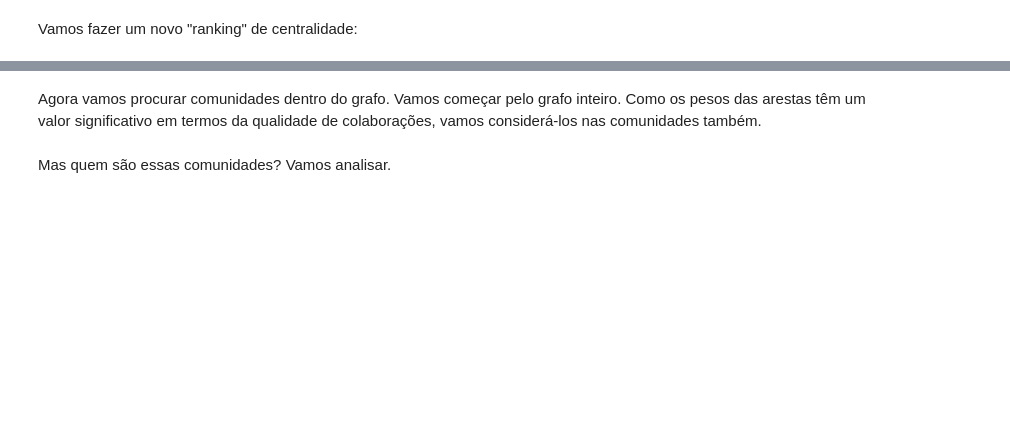
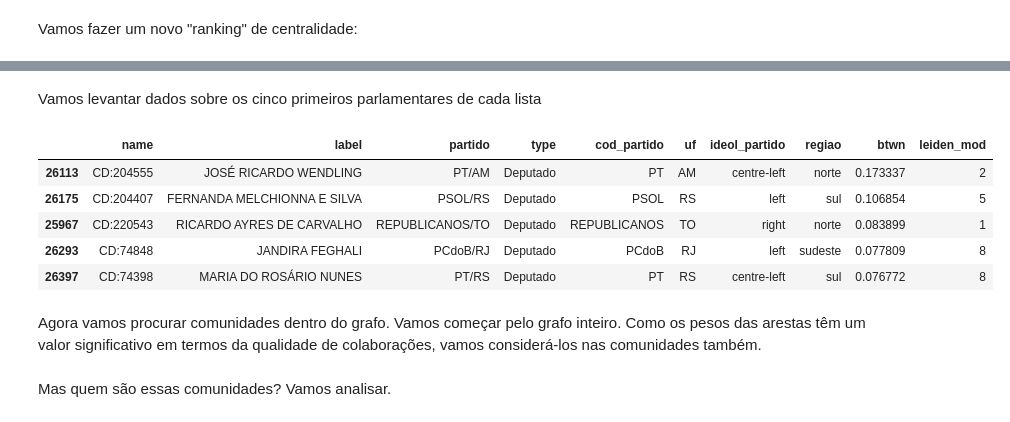
Before and after one commit to busdriverbuddha/tramita, a Jupyter notebook: gold/03_centralidade_comunidades.ipynb, the cells around one changed output, grey strips where cells are left out. Drawn from its saved outputs; the diff is of its cells as text; code cells hidden in the pictures; blank space fills up the shorter version.

```diff
--- a/gold/03_centralidade_comunidades.ipynb
+++ b/gold/03_centralidade_comunidades.ipynb
@@ -1545,3 +1628,14 @@ collab_node_df[collab_node_df['type'].eq("Senador")].sort_values('btwn', ascendi
+# %% [markdown]
+Vamos levantar dados sobre os cinco primeiros parlamentares de cada lista
+# %%
+house_top5_df
+# %% [output]
+|  | name | label | partido | type | cod_partido | uf | ideol_partido | regiao | btwn | leiden_mod |
+| 26113 | CD:204555 | JOSÉ RICARDO WENDLING | PT/AM | Deputado | PT | AM | centre-left | norte | 0.173337 | 2 |
+| 26175 | CD:204407 | FERNANDA MELCHIONNA E SILVA | PSOL/RS | Deputado | PSOL | RS | left | sul | 0.106854 | 5 |
+| 25967 | CD:220543 | RICARDO AYRES DE CARVALHO | REPUBLICANOS/TO | Deputado | REPUBLICANOS | TO | right | norte | 0.083899 | 1 |
+| 26293 | CD:74848 | JANDIRA FEGHALI | PCdoB/RJ | Deputado | PCdoB | RJ | left | sudeste | 0.077809 | 8 |
+| 26397 | CD:74398 | MARIA DO ROSÁRIO NUNES | PT/RS | Deputado | PT | RS | centre-left | sul | 0.076772 | 8 |
 # %% [markdown]
 Agora vamos procurar comunidades dentro do grafo. Vamos começar pelo grafo inteiro. Como os pesos das arestas têm um valor significativo em termos da qualidade de colaborações, vamos considerá-los nas comunidades também.
 # %%
```
Also changed, not shown: parts of 59 cells of this notebook, 9 other files.
